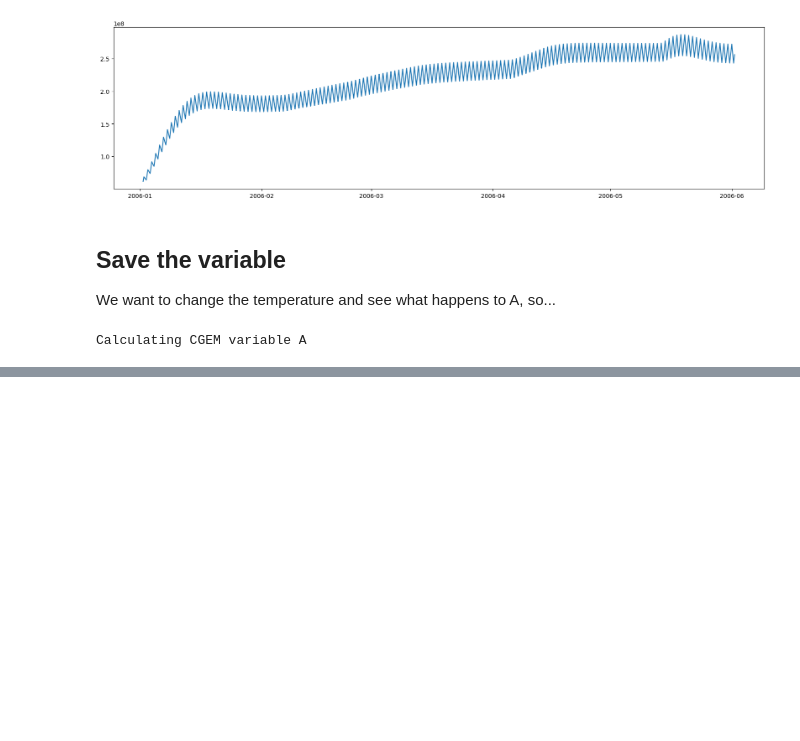
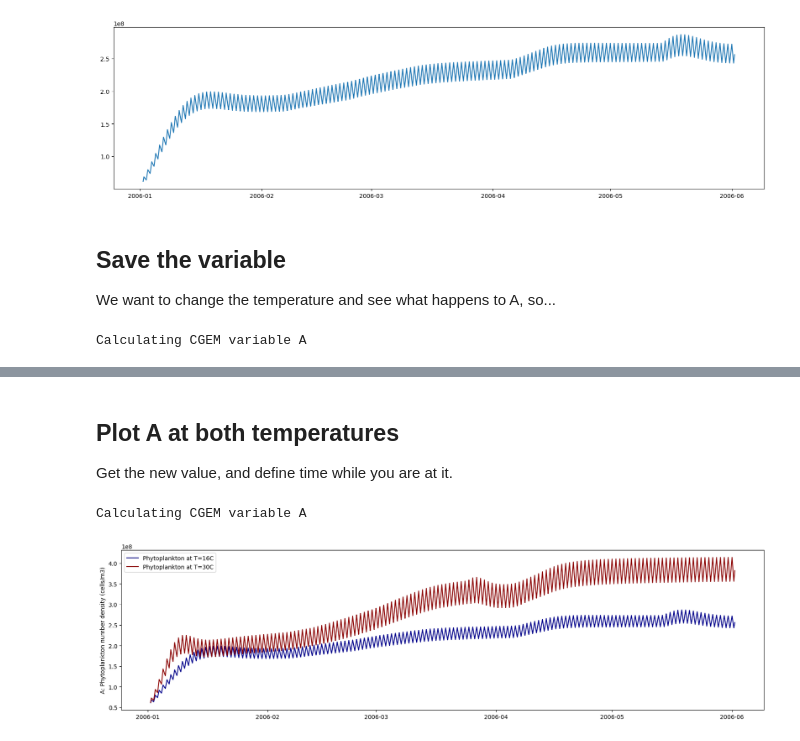
Before and after one commit to OyBcSt/cgem-schism, a Jupyter notebook: cgem_testing.ipynb, the cells around one changed output, grey strips where cells are left out. Cells and saved outputs as stored; diff of their text form; code cells hidden in the pictures; blank space fills up the shorter version.

```diff
--- a/cgem_testing.ipynb
+++ b/cgem_testing.ipynb
@@ -117,0 +94,4 @@ ax.plot(T,PO4, color='cyan')
+# %%
+grid_nml = f90nml.read('grid.nml')
+grid = grid_nml.todict()
+grid
@@ -117,0 +116,17 @@ ax.plot(T,PO4, color='cyan')
+# %% [markdown]
+## Plot A at both temperatures
+Get the new value, and define time while you are at it.
+# %%
+A_t30 = cgem_getvar("A")
+T = cgem_timearray(A_t30,grid)
+# %% [output]
+Calculating CGEM variable A
+# %%
+fig, ax = plt.subplots(figsize=(20, 5))
+ax.plot(T,A_t16, color='darkblue', label='Phytoplankton at T=16C')
+ax.plot(T,A_t30, color='darkred', label='Phytoplankton at T=30C')
+ax.legend()
+plt.ylabel('A: Phytoplankton number density (cells/m3)')
+plt.show()
+# %% [output]
+[figure, added]
```
Also changed, not shown: parts of 16 cells of this notebook, 1 other file.
